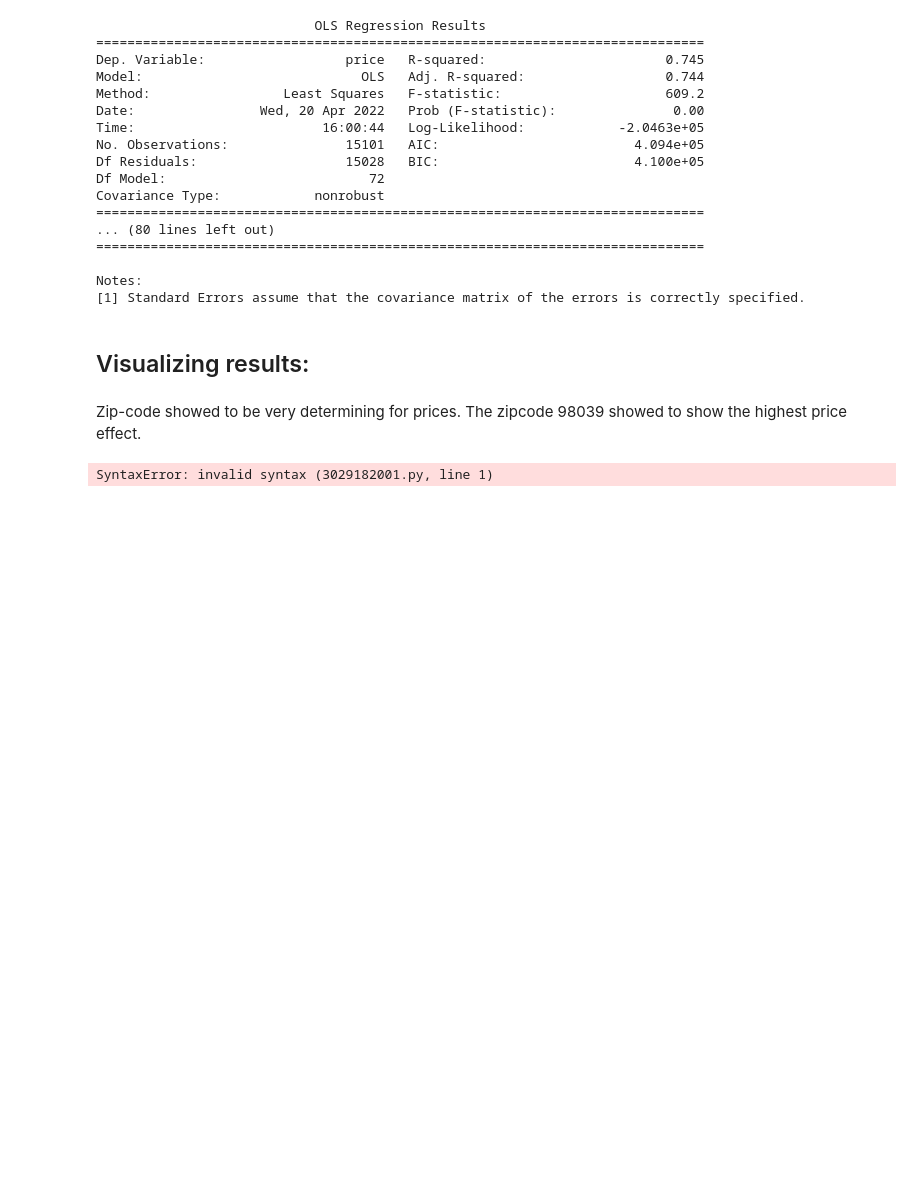
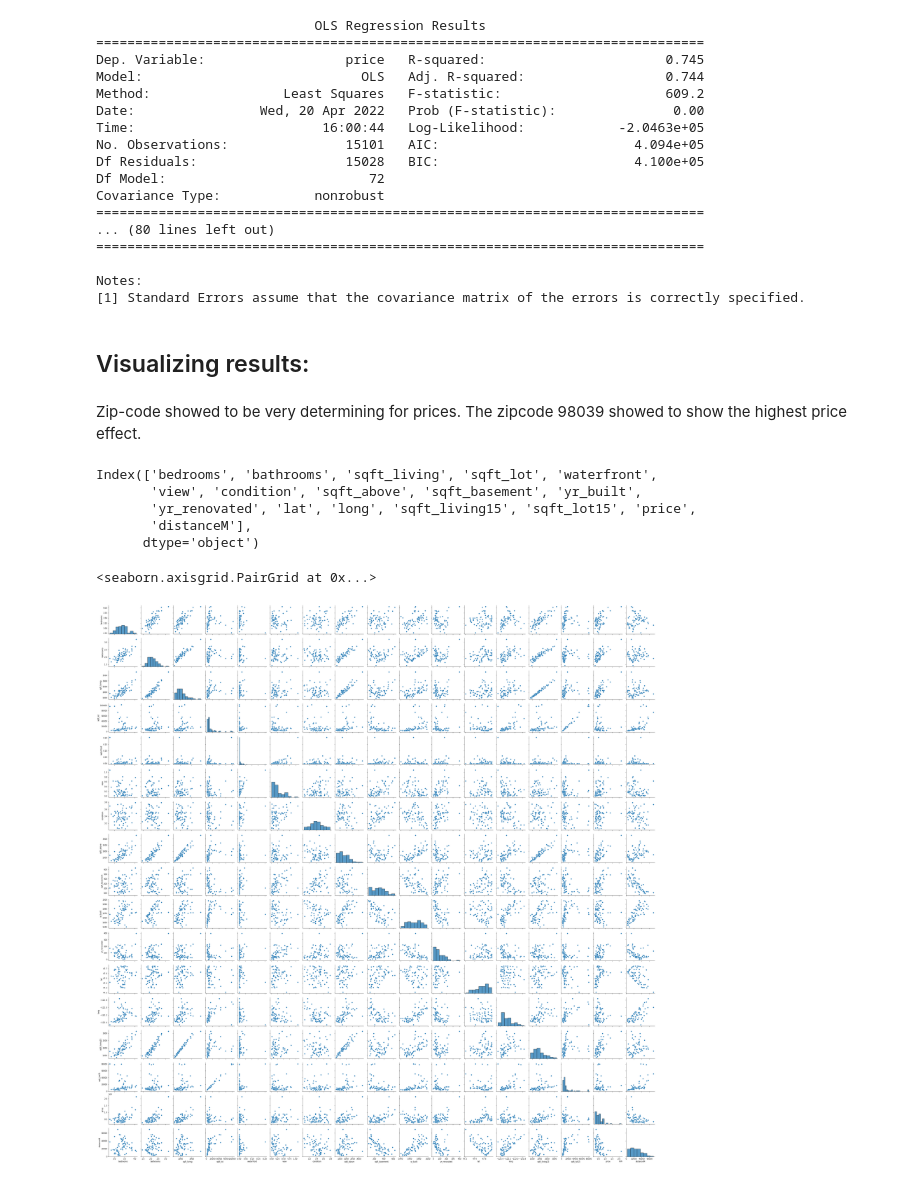
Before and after one commit to CrisQueCris/Houseprices, a Jupyter notebook: Modeling_Project/Midterm Regression.ipynb, the cells around one changed output. Drawn from its saved outputs; the diff is of its cells as text; code cells hidden in the pictures; blank space fills up the shorter version.

```diff
--- a/Modeling_Project/Midterm Regression.ipynb
+++ b/Modeling_Project/Midterm Regression.ipynb
@@ -1148,9 +1144,19 @@ Notes:
 # %% [markdown]
 Zip-code showed to be very determining for prices. The zipcode 98039 showed to show the highest price effect.
 # %%
-hp_vis['98039']= [True if hp_df_org['zipcode'] == 98039]
-
-
-sns.jointplot(x=hp_df_org['long'], y= hp_df_org['lat'])
+avg_grouped_by_zipcode = hp_df_org.groupby('zipcode').mean()
-# %% [output]
-SyntaxError: invalid syntax (3029182001.py, line 1)
+# %%
+avg_grouped_by_zipcode.drop(['Unnamed: 0', 'id'], axis=1, inplace=True)
+# %%
+avg_grouped_by_zipcode.columns
+# %% [output]
+Index(['bedrooms', 'bathrooms', 'sqft_living', 'sqft_lot', 'waterfront',
+       'view', 'condition', 'sqft_above', 'sqft_basement', 'yr_built',
+       'yr_renovated', 'lat', 'long', 'sqft_living15', 'sqft_lot15', 'price',
+       'distanceM'],
+      dtype='object')
+# %%
+sns.pairplot(avg_grouped_by_zipcode)
+# %% [output]
+<seaborn.axisgrid.PairGrid at 0x...>
+[figure, added]
```
Also changed, not shown: parts of 14 cells of this notebook.
